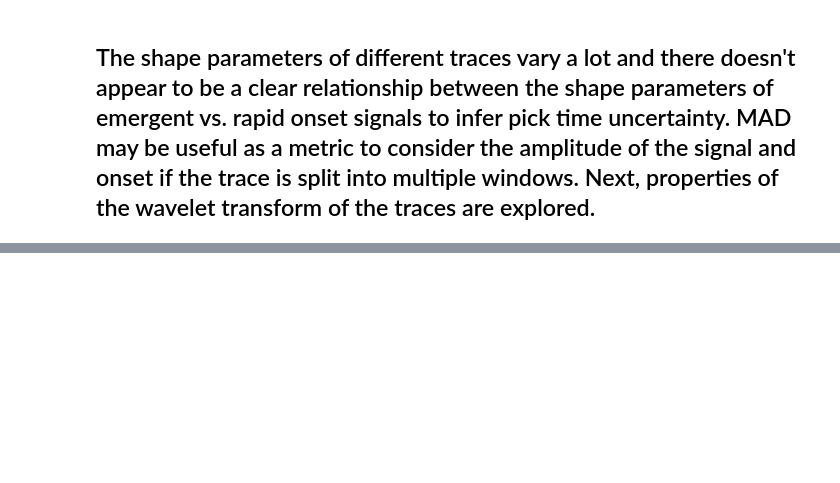
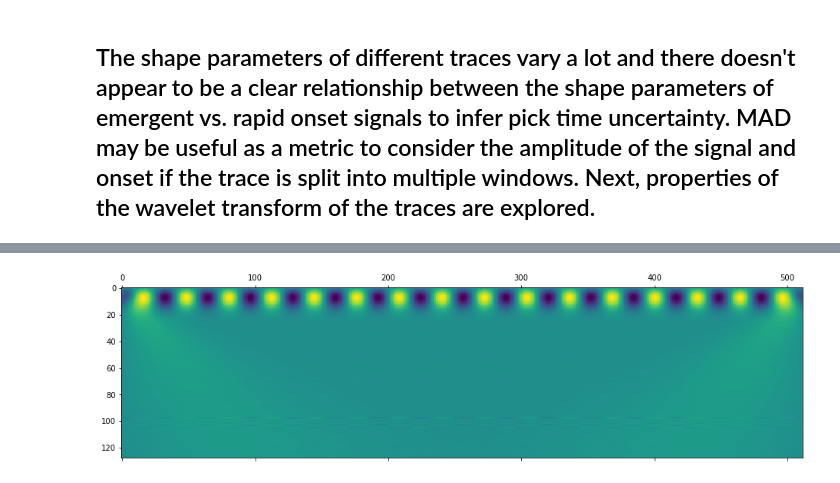
Before and after one commit to tjnewton/sigpig, a Jupyter notebook: examples/explore_Trace.ipynb, the cells around one changed output, grey strips where cells are left out. Saved outputs shown, nothing was run; the diff lists cells and outputs as text; code cells hidden in the pictures; blank space fills up the shorter version.

Commit message:
add wavelet transform

```diff
--- a/examples/explore_Trace.ipynb
+++ b/examples/explore_Trace.ipynb
@@ -435,0 +462,7 @@ plt.xlabel('Data');
+# %%
+# determine scales for continuous wavelet transform
+coef, freqs=pywt.cwt(temp_data, np.arange(1,129),'gaus1')
+plt.matshow(coef) # doctest: +SKIP
+plt.show() # doctest: +SKIP
+# %% [output]
+[figure, added]
```
Also changed, not shown: parts of 3 cells of this notebook.
